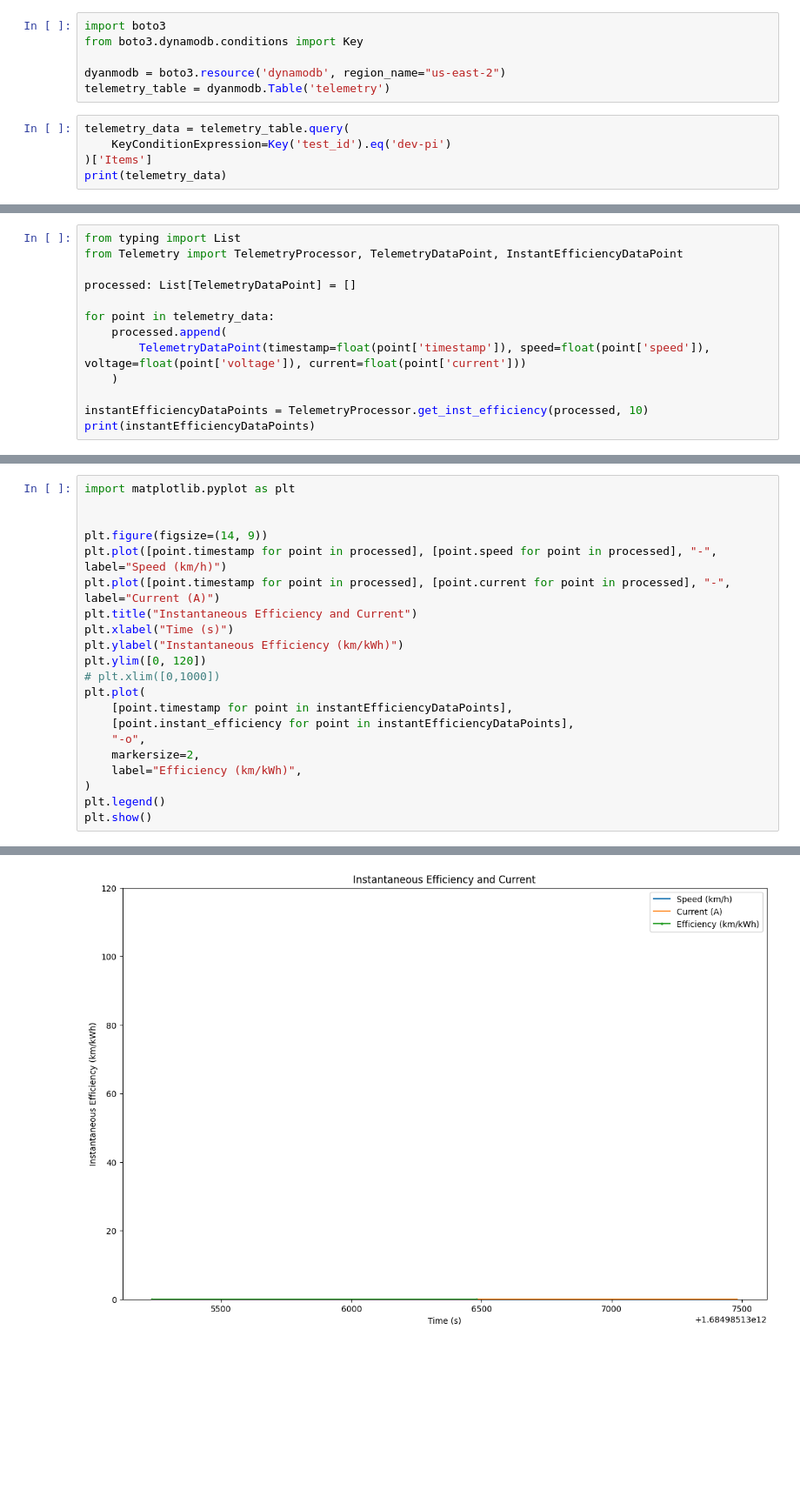
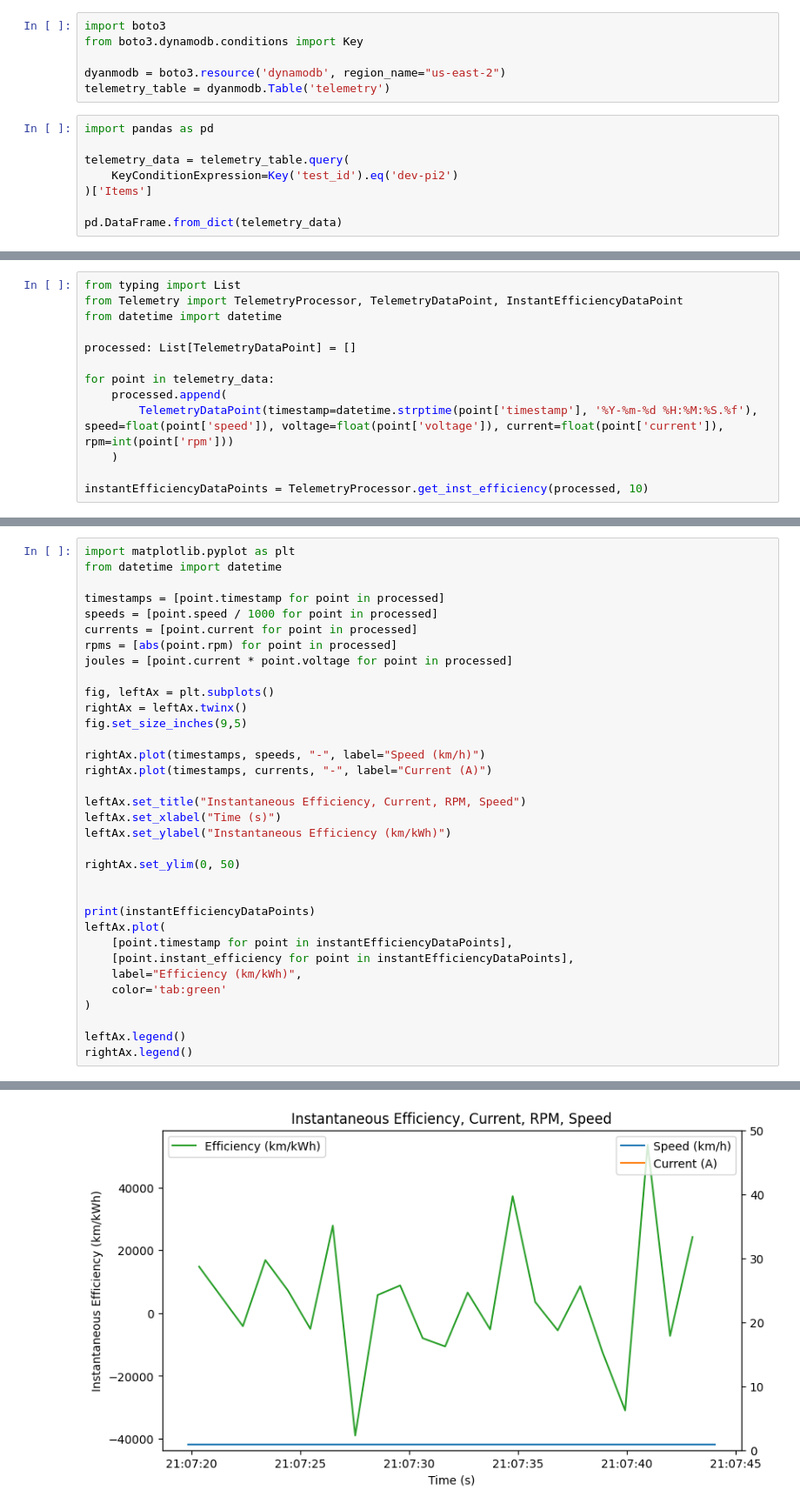
Before and after one commit to UOSupermileage/UOSM-TelemetryDataProcessing, a Jupyter notebook: AWS-Example.ipynb, the cells around one changed output, grey strips where cells are left out. Shown at 87% size. Drawn from its saved outputs; the diff is of its cells as text; blank space fills up the shorter version.

```diff
--- a/AWS-Example.ipynb
+++ b/AWS-Example.ipynb
@@ -7,8 +11,11 @@ from boto3.dynamodb.conditions import Key
 dyanmodb = boto3.resource('dynamodb', region_name="us-east-2")
 telemetry_table = dyanmodb.Table('telemetry')
 # %%
+import pandas as pd
+
 telemetry_data = telemetry_table.query(
-    KeyConditionExpression=Key('test_id').eq('dev-pi')
+    KeyConditionExpression=Key('test_id').eq('dev-pi2')
 )['Items']
-print(telemetry_data)
+
+pd.DataFrame.from_dict(telemetry_data)
 # %% [output]
@@ -18,13 +37,13 @@ print(telemetry_data)
 # %%
 from typing import List
 from Telemetry import TelemetryProcessor, TelemetryDataPoint, InstantEfficiencyDataPoint
+from datetime import datetime
 
 processed: List[TelemetryDataPoint] = []
 
 for point in telemetry_data:
     processed.append(
-        TelemetryDataPoint(timestamp=float(point['timestamp']), speed=float(point['speed']), voltage=float(point['voltage']), current=float(point['current']))
+        TelemetryDataPoint(timestamp=datetime.strptime(point['timestamp'], '%Y-%m-%d %H:%M:%S.%f'), speed=float(point['speed']), voltage=float(point['voltage']), current=float(point['current']), rpm=int(point['rpm']))
     )
 
 instantEfficiencyDataPoints = TelemetryProcessor.get_inst_efficiency(processed, 10)
-print(instantEfficiencyDataPoints)
@@ -33,22 +88,35 @@ print(instantEfficiencyDataPoints)
 # %%
 import matplotlib.pyplot as plt
+from datetime import datetime
+
+timestamps = [point.timestamp for point in processed]
+speeds = [point.speed / 1000 for point in processed]
+currents = [point.current for point in processed]
+rpms = [abs(point.rpm) for point in processed]
+joules = [point.current * point.voltage for point in processed]
+
+fig, leftAx = plt.subplots()
+rightAx = leftAx.twinx()
+fig.set_size_inches(9,5)
+
+rightAx.plot(timestamps, speeds, "-", label="Speed (km/h)")
+rightAx.plot(timestamps, currents, "-", label="Current (A)")
+
+leftAx.set_title("Instantaneous Efficiency, Current, RPM, Speed")
+leftAx.set_xlabel("Time (s)")
+leftAx.set_ylabel("Instantaneous Efficiency (km/kWh)")
+
+rightAx.set_ylim(0, 50)
 
 
-plt.figure(figsize=(14, 9))
-plt.plot([point.timestamp for point in processed], [point.speed for point in processed], "-", label="Speed (km/h)")
-plt.plot([point.timestamp for point in processed], [point.current for point in processed], "-", label="Current (A)")
-plt.title("Instantaneous Efficiency and Current")
-plt.xlabel("Time (s)")
-plt.ylabel("Instantaneous Efficiency (km/kWh)")
-plt.ylim([0, 120])
-# plt.xlim([0,1000])
-plt.plot(
+print(instantEfficiencyDataPoints)
+leftAx.plot(
     [point.timestamp for point in instantEfficiencyDataPoints],
     [point.instant_efficiency for point in instantEfficiencyDataPoints],
-    "-o",
-    markersize=2,
     label="Efficiency (km/kWh)",
+    color='tab:green'
 )
-plt.legend()
-plt.show()
+
+leftAx.legend()
+rightAx.legend()
 # %% [output]
@@ -55 +125 @@ plt.show()
-[figure, old version]
+[figure, new version]
```
Also changed, not shown: parts of 10 cells of this notebook, 8 other files.
